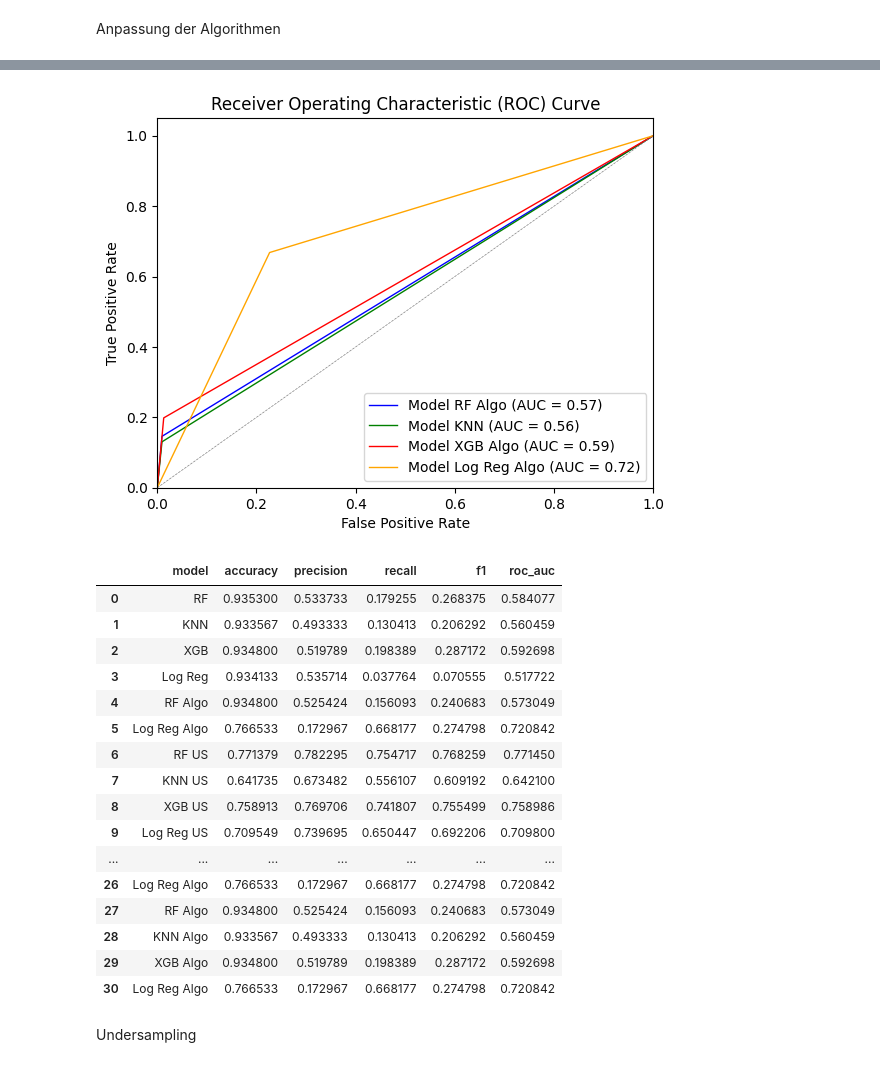
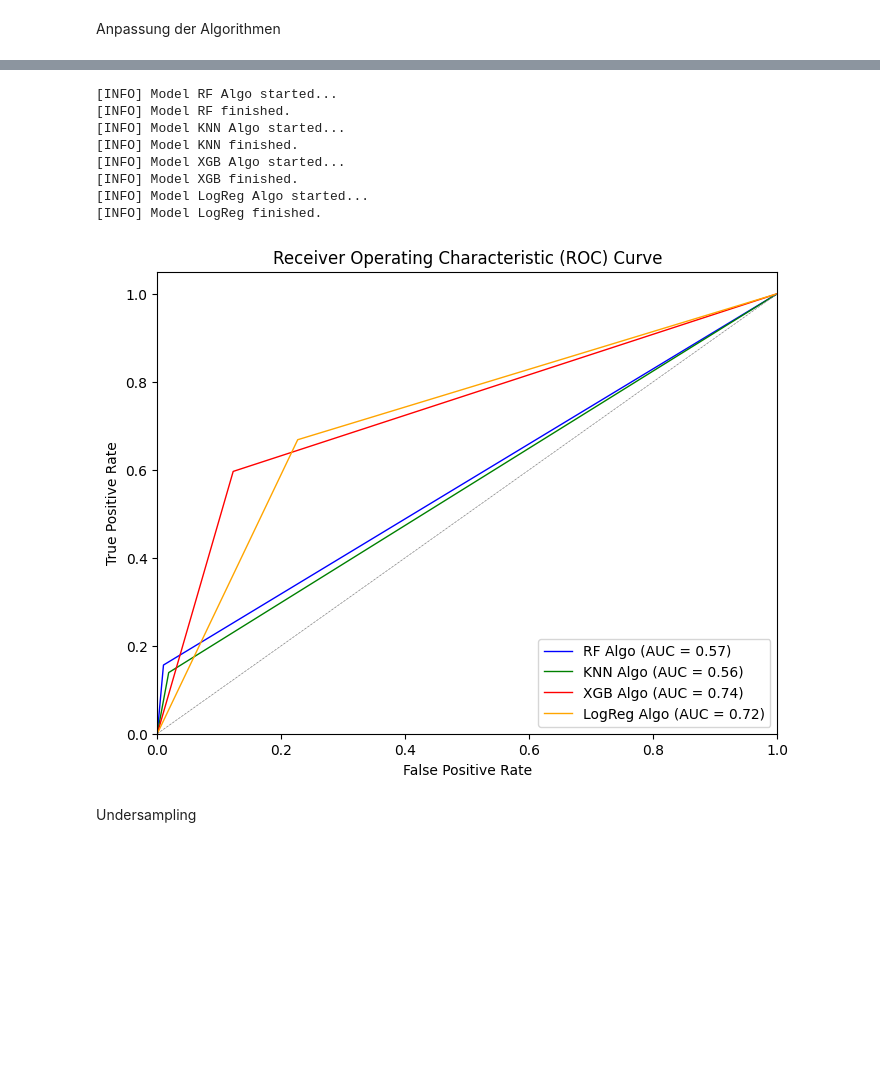
Before and after one commit to juliisch/MALE01, a Jupyter notebook: MALE01_ImbalancedData_JuliaSchmid.ipynb, the cells around one changed output, grey strips where cells are left out. Saved outputs shown, nothing was run; the diff lists cells and outputs as text; code cells hidden in the pictures; blank space fills up the shorter version.

Commit message:
Add function to dynamically select and execute ML algorithms based on dataset characteristics

```diff
--- a/MALE01_ImbalancedData_JuliaSchmid.ipynb
+++ b/MALE01_ImbalancedData_JuliaSchmid.ipynb
@@ -324,21 +331,0 @@ def runModel_Algo(ml_model, X_train, y_train, X_test, y_test, name, df_result):
-# %%
-k = 5
-
-rf_model_algo = RandomForestClassifier(random_state=123, class_weight="balanced")
-knn_model_algo = KNeighborsClassifier(n_neighbors=k, weights='distance')
-ratio = sum(y_train == 0) / sum(y_train == 1)
-xgb_model_algo = xgb.XGBClassifier(objective="binary:logistic", eval_metric = 'auc', random_state=123, n_estimators=500, learning_rate=0.2, scale_pos_weight=ratio)
-logReg_model_algo = LogisticRegression(class_weight="balanced")
-
-
-y_pred_rf_algo = runModel_Algo(rf_model_algo, X_train_scaled,y_train, X_test_scaled, y_test, 'RF Algo', df_result)
-y_pred_knn_algo = runModel(knn_model, X_train_scaled,y_train, X_test_scaled, y_test, 'KNN Algo', df_result)
-y_pred_xgb_algo = runModel_Algo(xgb_model, X_train_scaled,y_train, X_test_scaled, y_test, 'XGB Algo', df_result)
-y_pred_logReg_algo = runModel(logReg_model_algo, X_train_scaled,y_train, X_test_scaled, y_test, 'Log Reg Algo', df_result)
-
-
-
-df_result, roc_data_rf_algo = getResults(y_pred_rf_algo, y_test, 'RF Algo', df_result)
-df_result, roc_data_knn_algo = getResults(y_pred_knn, y_test, 'KNN Algo', df_result)
-df_result, roc_data_xgb_algo = getResults(y_pred_xgb, y_test, 'XGB Algo', df_result)
-df_result, roc_data_logReg_algo = getResults(y_pred_logReg_algo, y_test, 'Log Reg Algo', df_result)
@@ -354,39 +332,16 @@ df_result, roc_data_logReg_algo = getResults(y_pred_logReg_algo, y_test, 'Log Re
-# %%
-plt.figure()
-plt.plot(roc_data_rf_algo[0], roc_data_rf_algo[1], color='blue', lw=1, label=f'Model RF Algo (AUC = {roc_data_rf_algo[2]:.2f})')
-plt.plot(roc_data_knn_algo[0], roc_data_knn_algo[1], color='green', lw=1, label=f'Model KNN (AUC = {roc_data_knn_algo[2]:.2f})')
-plt.plot(roc_data_xgb_algo[0], roc_data_xgb_algo[1], color='red', lw=1, label=f'Model XGB Algo (AUC = {roc_data_xgb_algo[2]:.2f})')
-plt.plot(roc_data_logReg_algo[0], roc_data_logReg_algo[1], color='orange', lw=1, label=f'Model Log Reg Algo (AUC = {roc_data_logReg_algo[2]:.2f})')
-plt.plot([0, 1], [0, 1], color='gray', lw=0.5, linestyle='--')
-plt.xlim([0.0, 1.0])
-plt.ylim([0.0, 1.05])
-plt.xlabel('False Positive Rate')
-plt.ylabel('True Positive Rate')
-plt.title('Receiver Operating Characteristic (ROC) Curve')
-plt.legend(loc="lower right")
-plt.show()
-# %% [output]
-[figure, removed]
-# %%
-df_result
-# %% [output]
-|  | model | accuracy | precision | recall | f1 | roc_auc |
-| 0 | RF | 0.935300 | 0.533733 | 0.179255 | 0.268375 | 0.584077 |
-| 1 | KNN | 0.933567 | 0.493333 | 0.130413 | 0.206292 | 0.560459 |
-| 2 | XGB | 0.934800 | 0.519789 | 0.198389 | 0.287172 | 0.592698 |
-| 3 | Log Reg | 0.934133 | 0.535714 | 0.037764 | 0.070555 | 0.517722 |
-| 4 | RF Algo | 0.934800 | 0.525424 | 0.156093 | 0.240683 | 0.573049 |
-| 5 | Log Reg Algo | 0.766533 | 0.172967 | 0.668177 | 0.274798 | 0.720842 |
-| 6 | RF US | 0.771379 | 0.782295 | 0.754717 | 0.768259 | 0.771450 |
-| 7 | KNN US | 0.641735 | 0.673482 | 0.556107 | 0.609192 | 0.642100 |
-| 8 | XGB US | 0.758913 | 0.769706 | 0.741807 | 0.755499 | 0.758986 |
-| 9 | Log Reg US | 0.709549 | 0.739695 | 0.650447 | 0.692206 | 0.709800 |
-| ... | ... | ... | ... | ... | ... | ... |
-| 26 | Log Reg Algo | 0.766533 | 0.172967 | 0.668177 | 0.274798 | 0.720842 |
-| 27 | RF Algo | 0.934800 | 0.525424 | 0.156093 | 0.240683 | 0.573049 |
-| 28 | KNN Algo | 0.933567 | 0.493333 | 0.130413 | 0.206292 | 0.560459 |
-| 29 | XGB Algo | 0.934800 | 0.519789 | 0.198389 | 0.287172 | 0.592698 |
-| 30 | Log Reg Algo | 0.766533 | 0.172967 | 0.668177 | 0.274798 | 0.720842 |
+# %%
+df_result, roc_data_algo = runAndPredict(5,X_train_scaled, y_train, X_test_scaled, y_test, df_result, 'Algo', balanced = "balanced", weightVar = 'distance', algo = True )
+plot_roc_curve(roc_data_algo)
+# %% [output]
+[INFO] Model RF Algo started...
+[INFO] Model RF finished.
+[INFO] Model KNN Algo started...
+[INFO] Model KNN finished.
+[INFO] Model XGB Algo started...
+[INFO] Model XGB finished.
+[INFO] Model LogReg Algo started...
+[INFO] Model LogReg finished.
+[figure, added]
 # %% [markdown]
 Undersampling
 # %%
```
Also changed, not shown: parts of 22 cells of this notebook.
